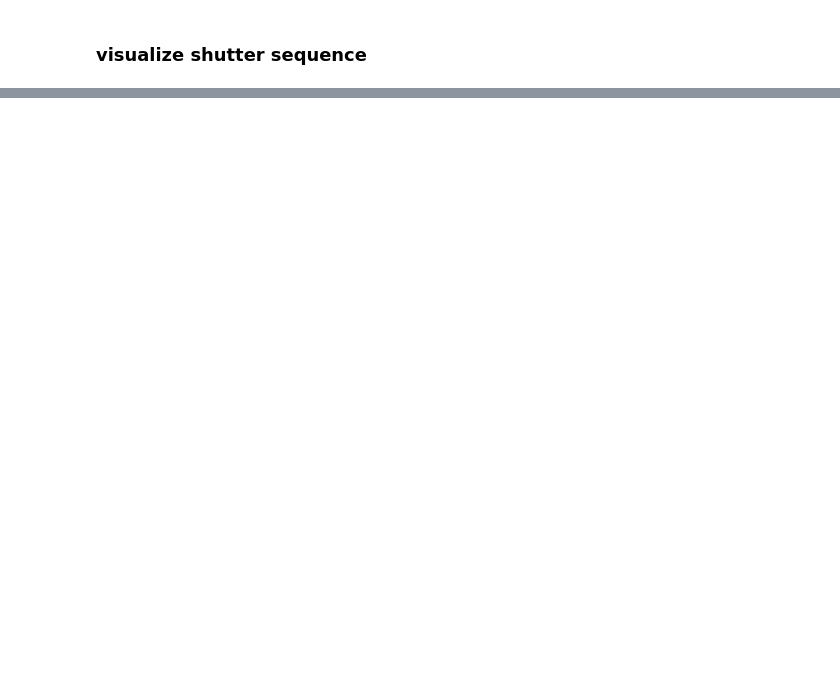
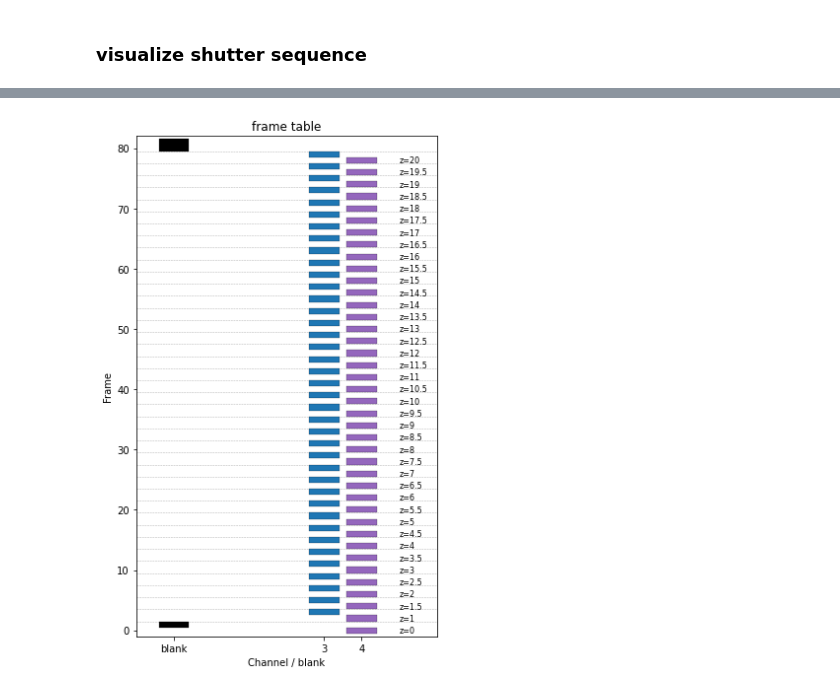
Before and after one commit to leonardosepulveda/image_acquisition, a Jupyter notebook: notebooks/create_hal_config_files.ipynb, the cells around one changed output, grey strips where cells are left out. Drawn from its saved outputs; the diff is of its cells as text; code cells hidden in the pictures; blank space fills up the shorter version.

Commit message:
added another shutter sequence in notebook example

```diff
--- a/notebooks/create_hal_config_files.ipynb
+++ b/notebooks/create_hal_config_files.ipynb
@@ -910,0 +906,28 @@ ValueError: Could not find FRAME_TABLE_CSV comment in shutter file.
+# %%
+bead_z    = 0                       # z position where to take the bead sequence
+bead_seq  = [405, np.nan]           # color sequence to acquire at the z_bead position
+color_seq = [405,    488]           # color sequence to acquire at every position in z_pos
+end_seq   = [np.nan, np.nan]        # color sequence to acquire at the z_bead position after imaging all frames
+z_min     = 1                       # first Z position at which acquire data
+z_max     = 20                      # last Z position at with acquire data
+z_step    = 0.5                     # separation between z positions
+z_pos     = np.arange(z_min,        # Z positions to acquire
+                      z_max+z_step,
+                      z_step)
+# %%
+# generate frame table used to create shutter file and hal config
+frame_table = get_frame_table(bead_z , bead_seq, color_seq , end_seq, z_pos, microscope='MF3')
+
+# get a succint name for color sequence
+color_seq_name = get_color_sequence_name(frame_table)
+
+# print the name (or id) for color sequence
+print(f'color sequence name: {color_seq_name}\n\n')
+
+# print frame table in format simple to see
+print_frame_table(frame_table)
+
+# save frame table to disk
+frame_table.to_csv(f'{output_dir}/{color_seq_name}_frame_table.csv')
+
+# frame_table.head()
@@ -910,0 +1002,7 @@ ValueError: Could not find FRAME_TABLE_CSV comment in shutter file.
+# %%
+# shutter_df = read_shutter_file_to_frame_table(shutter_file_path, microscope='MF3')
+visualize_shutter_sequence(frame_table,
+                           title="frame table",
+                           savepath=f'{output_dir}/{color_seq_name}_shutter_sequence.png')
+# %% [output]
+[figure, added]
```
Also changed, not shown: parts of 8 cells of this notebook.
